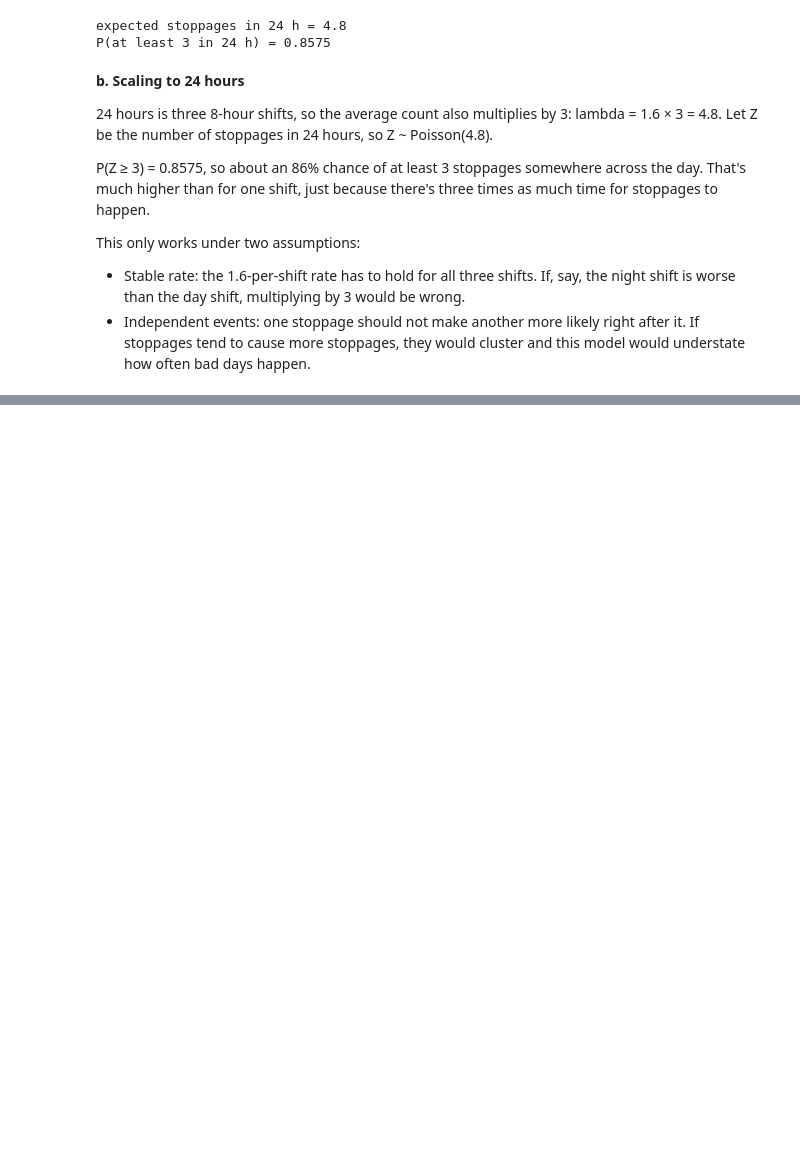
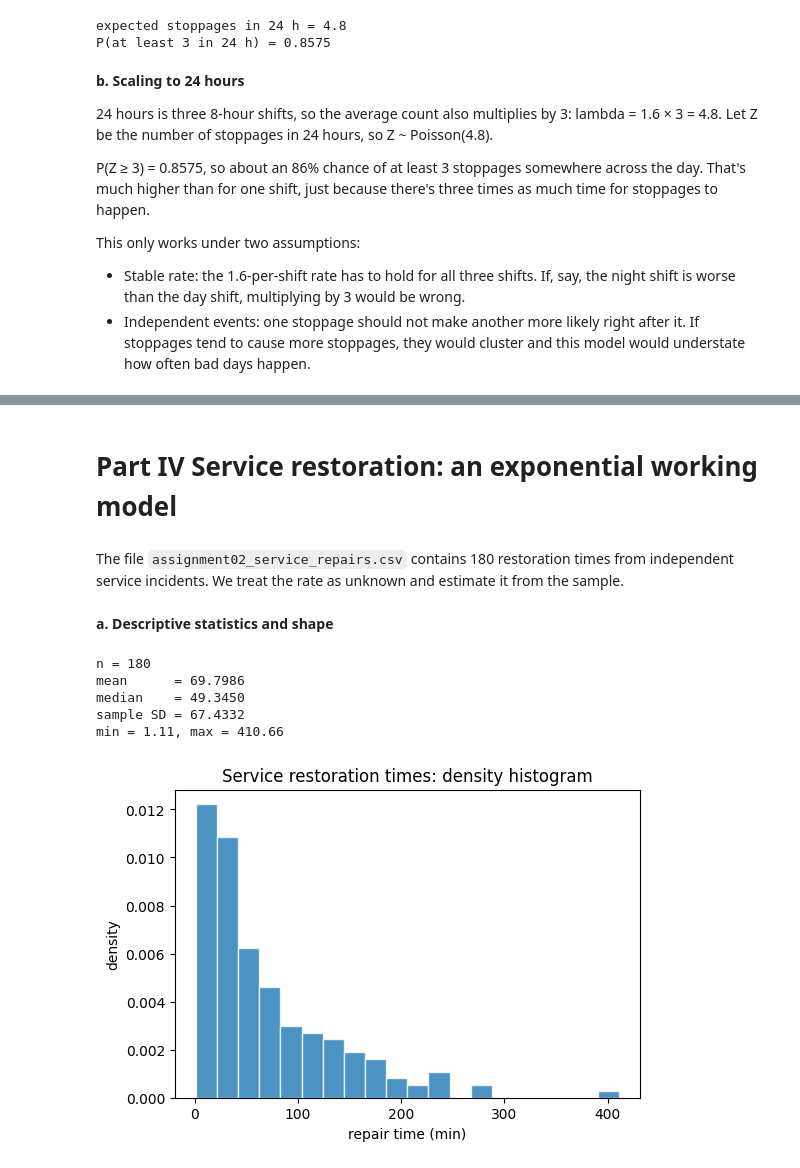
Before and after one commit to sebinko/STA1_26, a Jupyter notebook: Assignment2/assignment_2.ipynb, the cells around one changed output, grey strips where cells are left out. Cells and saved outputs as stored; diff of their text form; code cells hidden in the pictures; blank space fills up the shorter version.

```diff
--- a/Assignment2/assignment_2.ipynb
+++ b/Assignment2/assignment_2.ipynb
@@ -196,0 +332,36 @@ This only works under two assumptions:
+# %% [markdown]
+# Part IV Service restoration: an exponential working model
+# %% [markdown]
+The file `assignment02_service_repairs.csv` contains 180 restoration times from independent service incidents. We treat the rate as unknown and estimate it from the sample.
+# %% [markdown]
+**a. Descriptive statistics and shape**
+# %%
+repairs = pd.read_csv("data/assignment02_service_repairs.csv")
+t = repairs["repair_time_min"]
+
+n_t = len(t)
+mean_t = t.mean()
+median_t = t.median()
+sd_t = t.std(ddof=1)
+min_t = t.min()
+max_t = t.max()
+
+print(f"n = {n_t}")
+print(f"mean      = {mean_t:.4f}")
+print(f"median    = {median_t:.4f}")
+print(f"sample SD = {sd_t:.4f}")
+print(f"min = {min_t:.2f}, max = {max_t:.2f}")
+
+plt.figure(figsize=(6, 4))
+plt.hist(t, bins=20, density=True, edgecolor="white", alpha=0.8)
+plt.title("Service restoration times: density histogram")
+plt.xlabel("repair time (min)")
+plt.ylabel("density")
+plt.show()
+# %% [output]
+n = 180
+mean      = 69.7986
+median    = 49.3450
+sample SD = 67.4332
+min = 1.11, max = 410.66
+[figure, added]
```
Also changed, not shown: parts of 38 cells of this notebook.
